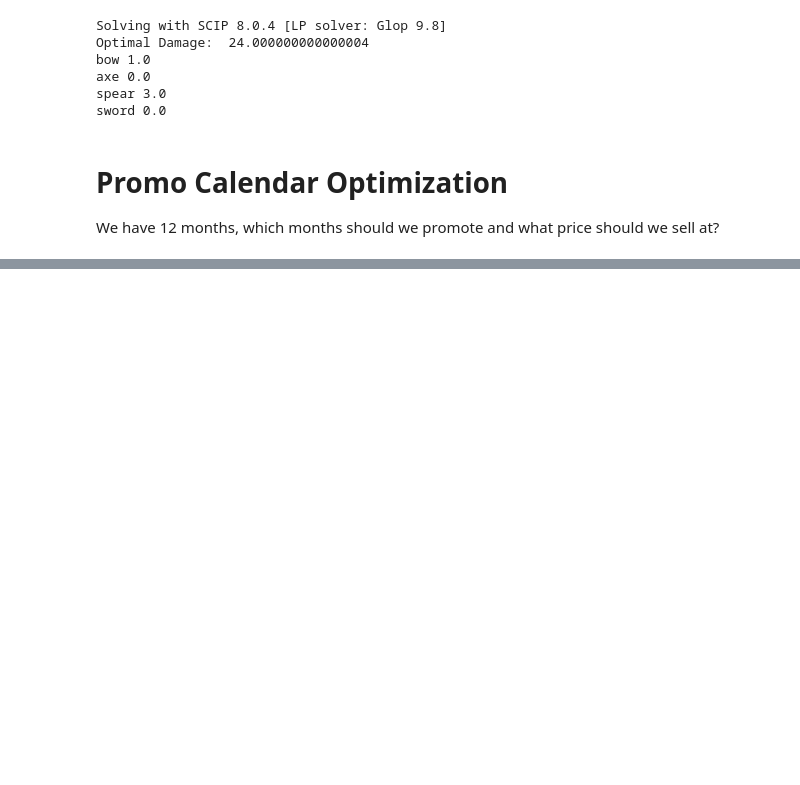
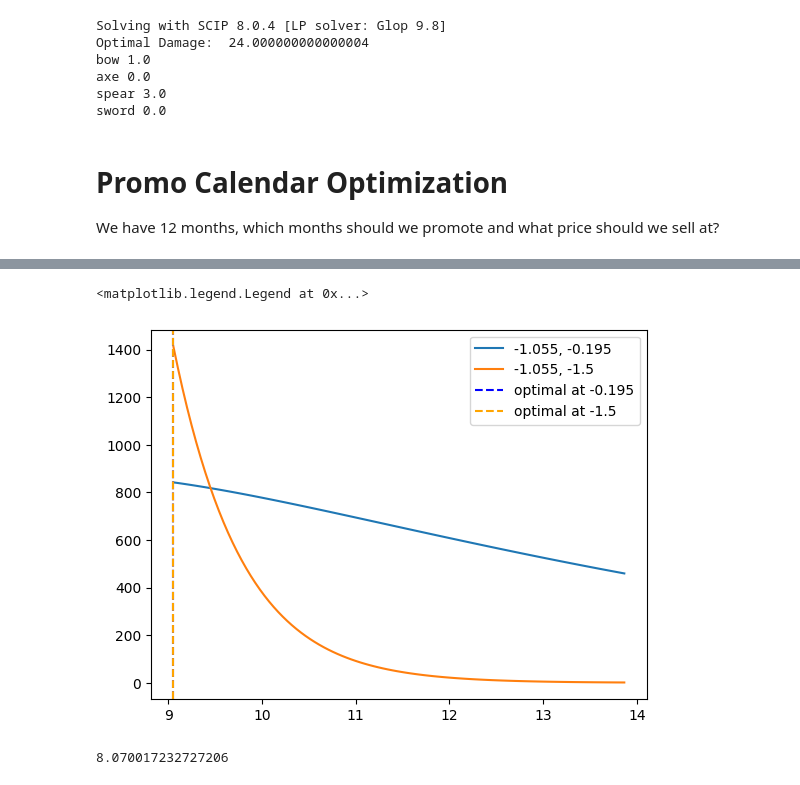
Before and after one commit to banditkings/learning-causal-impact, a Jupyter notebook: notebooks/ortools-mip.ipynb, the cells around one changed output, grey strips where cells are left out. Cells and saved outputs as stored; diff of their text form; code cells hidden in the pictures; blank space fills up the shorter version.

```diff
--- a/notebooks/ortools-mip.ipynb
+++ b/notebooks/ortools-mip.ipynb
@@ -224,0 +314,31 @@ plt.legend()
+# %%
+low_elasticity_scenario = -1.055
+
+# price diff coefficients
+scenario_1 = -0.195
+scenario_2 = -1.5
+
+baseline_price = 11.46
+# Consider discounts between 10-50% off
+discount = np.linspace(-0.21, 0.21, 100)
+prices = (1 + discount) * baseline_price
+comp_price = 9.45
+baseline_sales = 150
+
+xrev = -price_diff_revenue_fn(discount, baseline_price, low_elasticity_scenario, baseline_sales, scenario_1, comp_price)
+xrev2 = -price_diff_revenue_fn(discount, baseline_price, low_elasticity_scenario, baseline_sales, scenario_2, comp_price)
+
+plt.plot(prices, xrev, label=f'{low_elasticity_scenario}, {scenario_1}')
+plt.plot(prices, xrev2, label=f'{low_elasticity_scenario}, {scenario_2}')
+plt.axvline(prices[np.argmax(xrev)], linestyle='dashed', color='blue', label=f'optimal at {scenario_1}')
+plt.axvline(prices[np.argmax(xrev2)], linestyle='dashed', c='orange', label=f'optimal at {scenario_2}')
+plt.legend()
+# %% [output]
+<matplotlib.legend.Legend at 0x...>
+[figure, added]
+# %%
+res = minimize_scalar(price_diff_revenue_fn, args=(baseline_price, low_elasticity_scenario, baseline_sales, scenario_1, comp_price), bounds=[-0.3, 0.3], method='bounded')
+# Optimal Price?
+baseline_price * (1 + res.x)
+# %% [output]
+8.070017232727206
```
Also changed, not shown: parts of 29 cells of this notebook.
